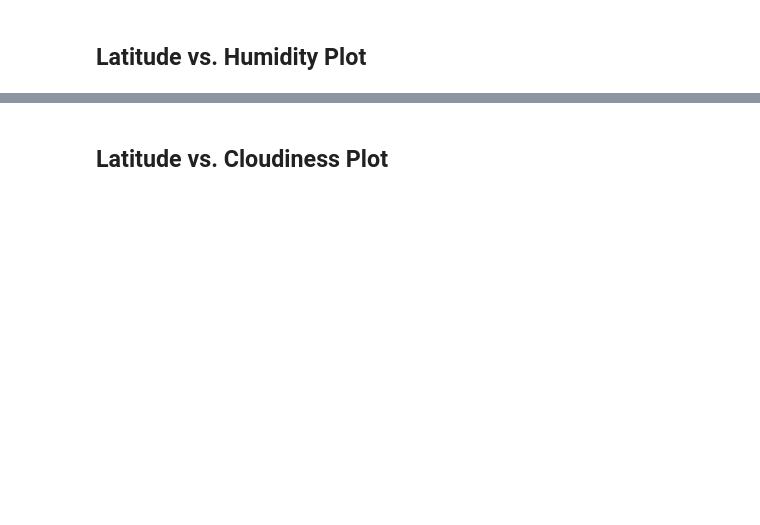
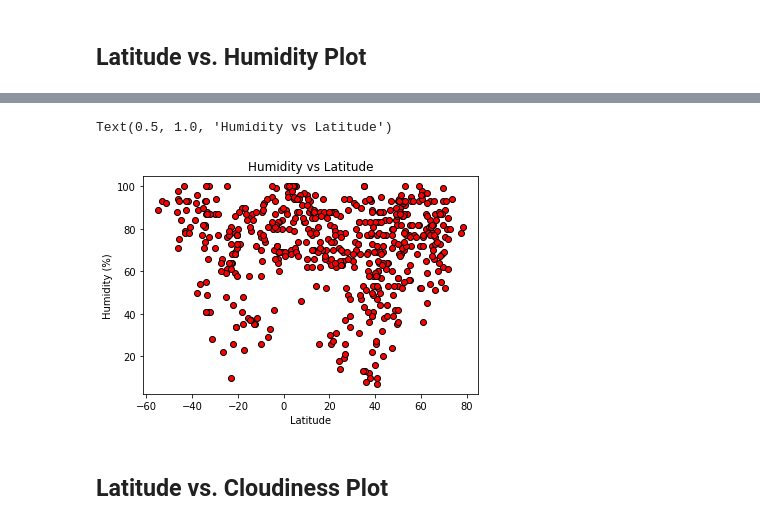
Before and after one commit to kayoung7766/python-api-challenge, a Jupyter notebook: WeatherPy.ipynb, the cells around one changed output, grey strips where cells are left out. Cells and saved outputs as stored; diff of their text form; code cells hidden in the pictures; blank space fills up the shorter version.

```diff
--- a/WeatherPy.ipynb
+++ b/WeatherPy.ipynb
@@ -144,2 +166,12 @@ Int64Index([], dtype='int64')
+# %%
+x_axis=cities_data["Latitude"]
+y_axis=cities_data["Humidity (%)"]
+plt.scatter(x_axis, y_axis, facecolors="red", edgecolors="black")
+plt.xlabel("Latitude")
+plt.ylabel("Humidity (%)")
+plt.title("Humidity vs Latitude")
+# %% [output]
+Text(0.5, 1.0, 'Humidity vs Latitude')
+[figure, added]
 # %% [markdown]
 ## Latitude vs. Cloudiness Plot
```
Also changed, not shown: parts of 31 cells of this notebook, 1 other file.
